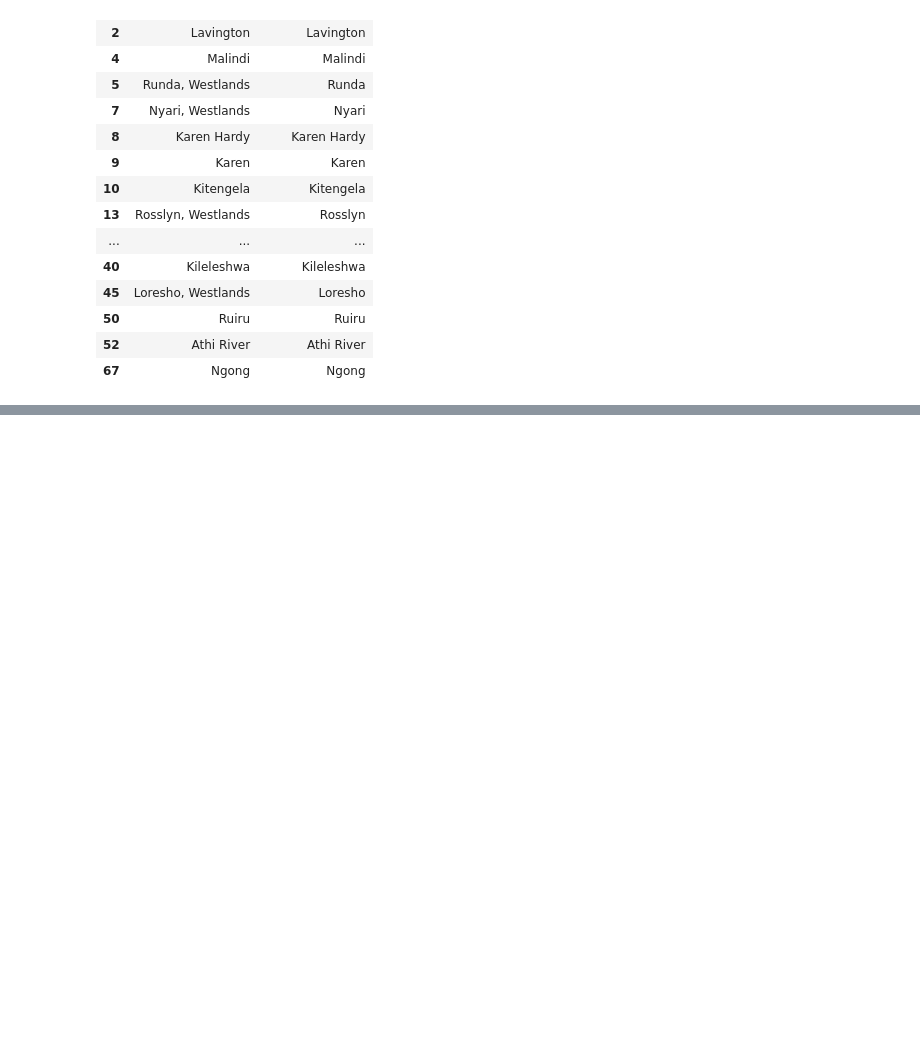
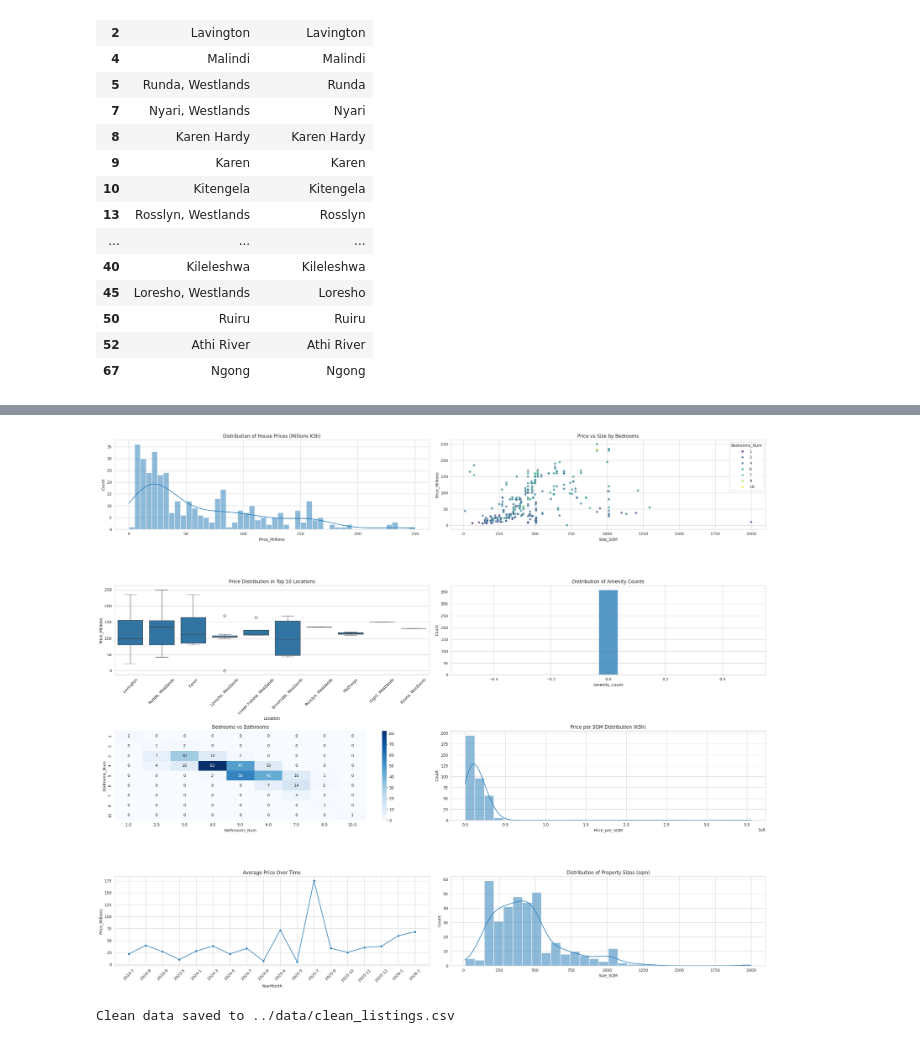
Before and after one commit to Rozieroz/Nairobi-House-Price-Prediction, a Jupyter notebook: notebooks/2_data_cleaning_feature_engineering.ipynb, the cells around one changed output, grey strips where cells are left out. Drawn from its saved outputs; the diff is of its cells as text; code cells hidden in the pictures; blank space fills up the shorter version.

```diff
--- a/notebooks/2_data_cleaning_feature_engineering.ipynb
+++ b/notebooks/2_data_cleaning_feature_engineering.ipynb
@@ -361,11 +468,65 @@ plt.show()
+# %%
+# create a 2x4 grid of plots for various EDA insights
+sns.set_style('whitegrid')
+plt.rcParams['figure.figsize'] = (18, 12)
+
+fig, axes = plt.subplots(4, 2, figsize=(24, 20))
+axes = axes.flatten()
+
+# 1. Price distribution
+sns.histplot(df['Price_Millions'], bins=50, kde=True, ax=axes[0])
+axes[0].set_title('Distribution of House Prices (Millions KSh)')
+
+# 2. Price vs Size
+sns.scatterplot(x='Size_SQM', y='Price_Millions', hue='Bedrooms_Num',
+                data=df, alpha=0.7, ax=axes[1], palette='viridis')
+axes[1].set_title('Price vs Size by Bedrooms')
+
+# 3. Boxplot: Price by top 10 locations
+top_locs = df.groupby('Location')['Price_Millions'].median().sort_values(ascending=False).head(10).index
+sns.boxplot(x='Location', y='Price_Millions', data=df[df['Location'].isin(top_locs)], ax=axes[2])
+axes[2].set_title('Price Distribution in Top 10 Locations')
+axes[2].tick_params(axis='x', rotation=45)
+
+# 4. Amenities count distribution
+sns.histplot(df['Amenity_Count'], bins=15, ax=axes[3])
+axes[3].set_title('Distribution of Amenity Counts')
+
+# 5. Bedrooms vs Bathrooms heatmap
+bed_bath = pd.crosstab(df['Bedrooms_Num'], df['Bathrooms_Num'])
+sns.heatmap(bed_bath, annot=True, fmt='d', cmap='Blues', ax=axes[4])
+axes[4].set_title('Bedrooms vs Bathrooms')
+
+# 6. Price per sqm distribution
+sns.histplot(df['Price_per_SQM'], bins=30, kde=True, ax=axes[5])
+axes[5].set_title('Price per SQM Distribution (KSh)')
+
+# 7. Average price by month/year
+monthly = df.groupby(['Year','Month'])['Price_Millions'].mean().reset_index()
+monthly['YearMonth'] = monthly['Year'].astype(str) + '-' + monthly['Month'].astype(str)
+sns.lineplot(x='YearMonth', y='Price_Millions', data=monthly, marker='o', ax=axes[6])
+axes[6].set_title('Average Price Over Time')
+axes[6].tick_params(axis='x', rotation=45)
+
+# 8. Size distribution
+sns.histplot(df['Size_SQM'], bins=30, kde=True, ax=axes[7])
+axes[7].set_title('Distribution of Property Sizes (sqm)')
+
+# save the combined figure
+plt.savefig('../reports/comprehensive_eda.png')
+
+plt.tight_layout()
+plt.show()
+# %% [output]
+[figure, added]
 # %%
 # ======================================================
 # SAVE CLEANED DATASET
 
-# %%
+
 # Select relevant columns for modeling
 clean_df = df[['Title', 'Property Type', 'Location_Clean', 'Bedrooms_Num', 'Bathrooms_Num',
-               'Size_SQM', 'Amenities', 'Surroundings', 'Price_Numeric', 'Price_per_SQM',
+               'Size_SQM', 'Amenities', 'Surroundings', 'Price_Numeric', 'Price_Millions', 'Price_per_SQM',
                'Amenity_Count', 'Month', 'Year', 'URL']].copy()
 clean_df.rename(columns={'Location_Clean': 'Location'}, inplace=True)
 
@@ -373,3 +534,5 @@ clean_df.rename(columns={'Location_Clean': 'Location'}, inplace=True)
 os.makedirs('../data', exist_ok=True)
 clean_df.to_csv('../data/clean_listings.csv', index=False)
 print("Clean data saved to ../data/clean_listings.csv")
+# %% [output]
+Clean data saved to ../data/clean_listings.csv
```
Also changed, not shown: parts of 8 cells of this notebook, 7 other files.
